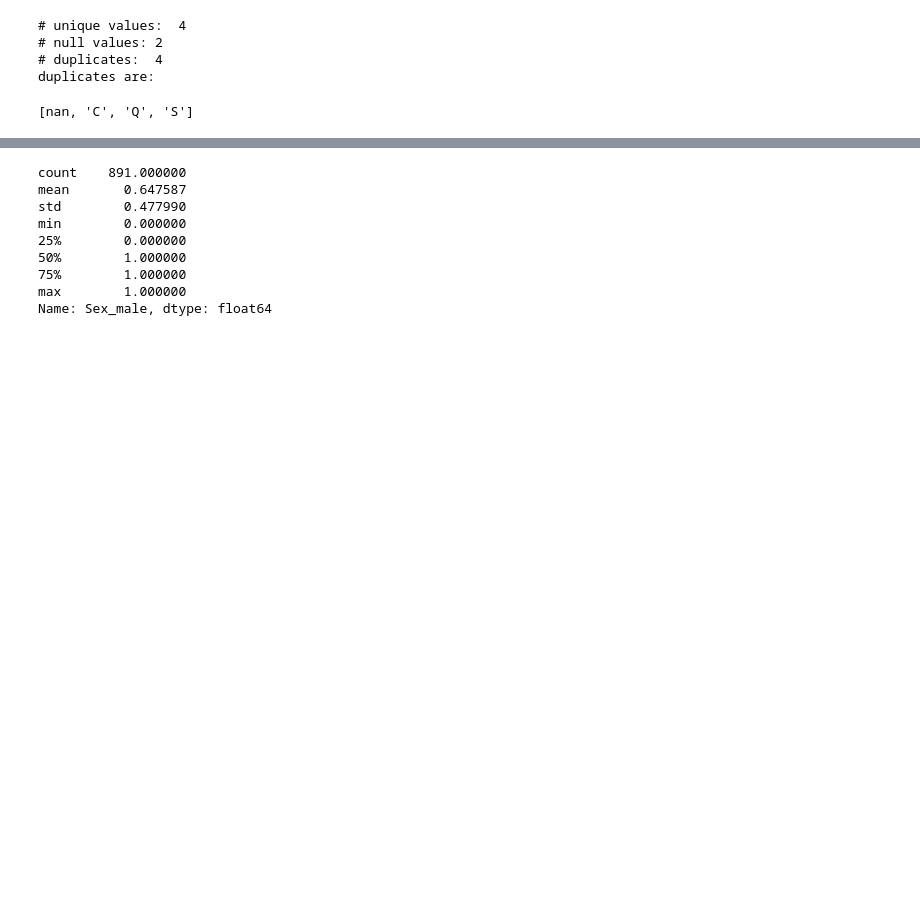
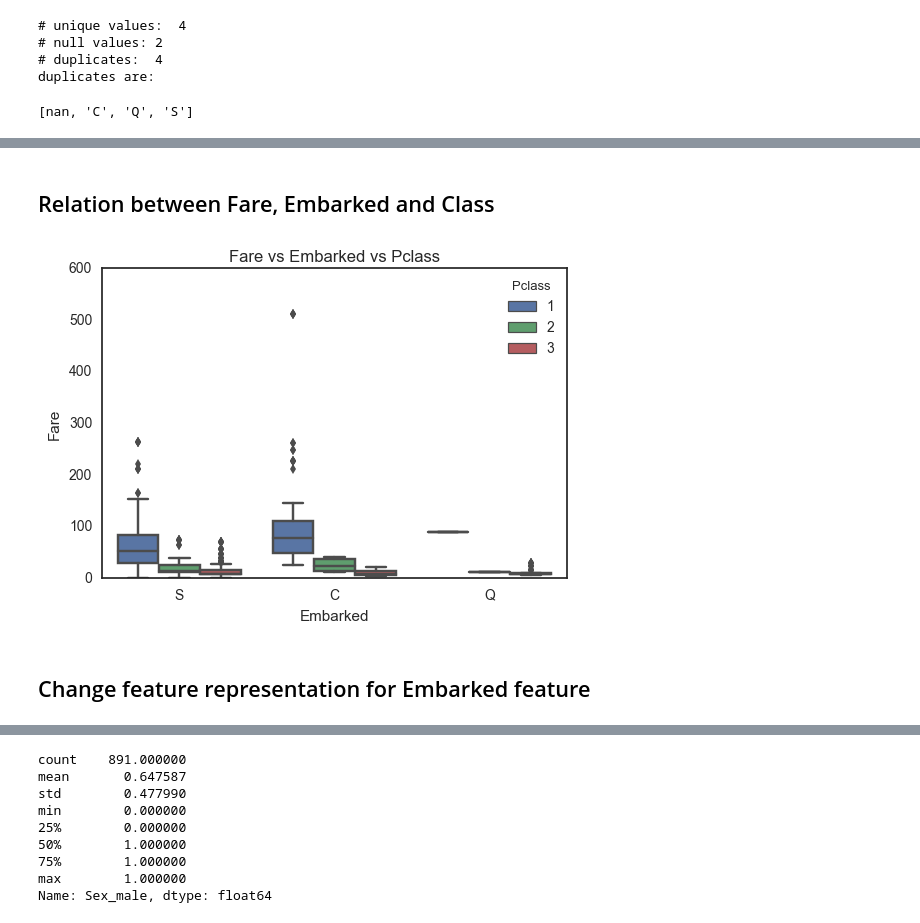
Before and after one commit to mamsdiallo/DAND, a Jupyter notebook: 2.IntroToDataAnalysis/Investigate Titanic Dataset/Titanic Dataset Notebook Coding.ipynb, the cells around one changed output, grey strips where cells are left out. Drawn from its saved outputs; the diff is of its cells as text; code cells hidden in the pictures; blank space fills up the shorter version.

```diff
--- a/2.IntroToDataAnalysis/Investigate Titanic Dataset/Titanic Dataset Notebook Coding.ipynb
+++ b/2.IntroToDataAnalysis/Investigate Titanic Dataset/Titanic Dataset Notebook Coding.ipynb
@@ -282,0 +314,11 @@ titanic.loc[61,'Embarked'] = 'S'
+# %% [markdown]
+## Relation between Fare, Embarked and Class
+# %%
+# Use of Box plot
+sns.boxplot(x="Embarked",y="Fare", data=titanic,hue='Pclass')
+plt.title('Fare vs Embarked vs Pclass')
+plt.savefig('boxplotFarevsEmbarkedvsPclass.png')
+# %% [output]
+[figure, added]
+# %% [markdown]
+##  Change feature representation for Embarked feature
```
Also changed, not shown: parts of 82 cells of this notebook, 47 other files.
